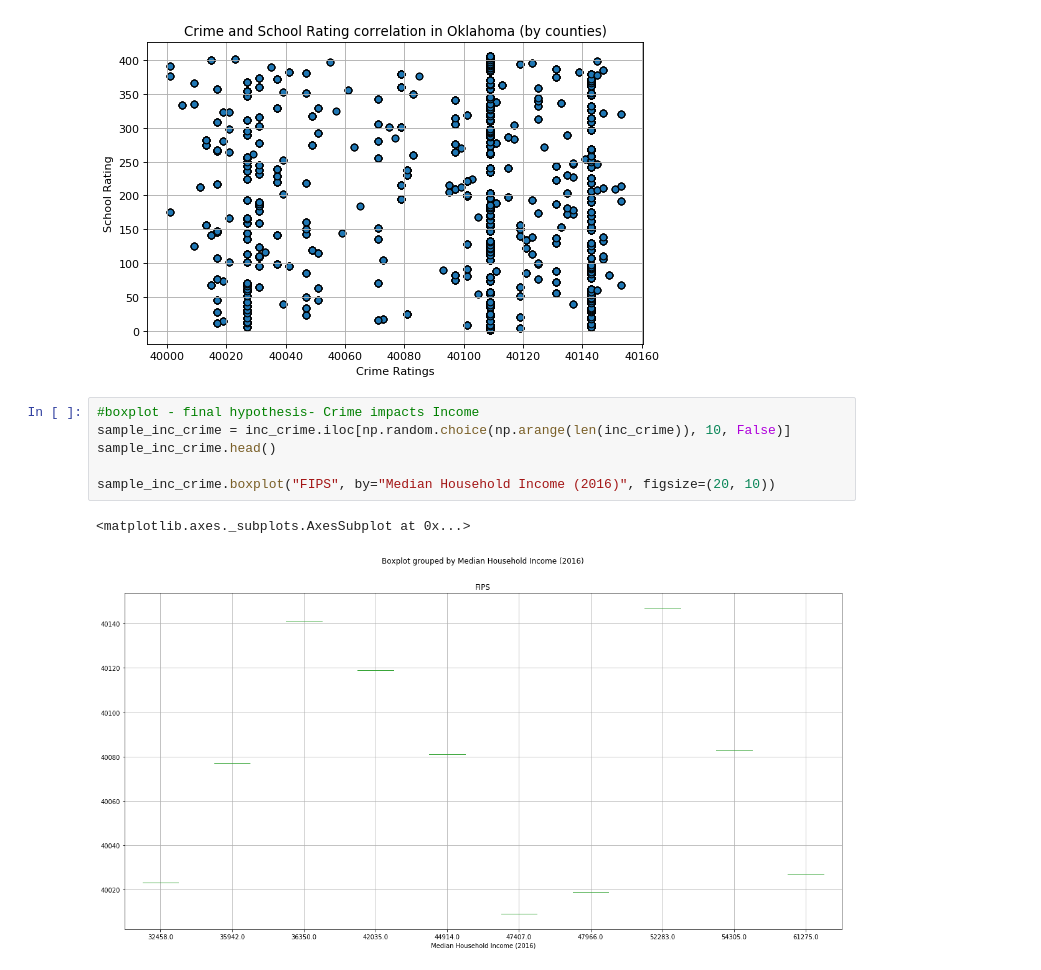
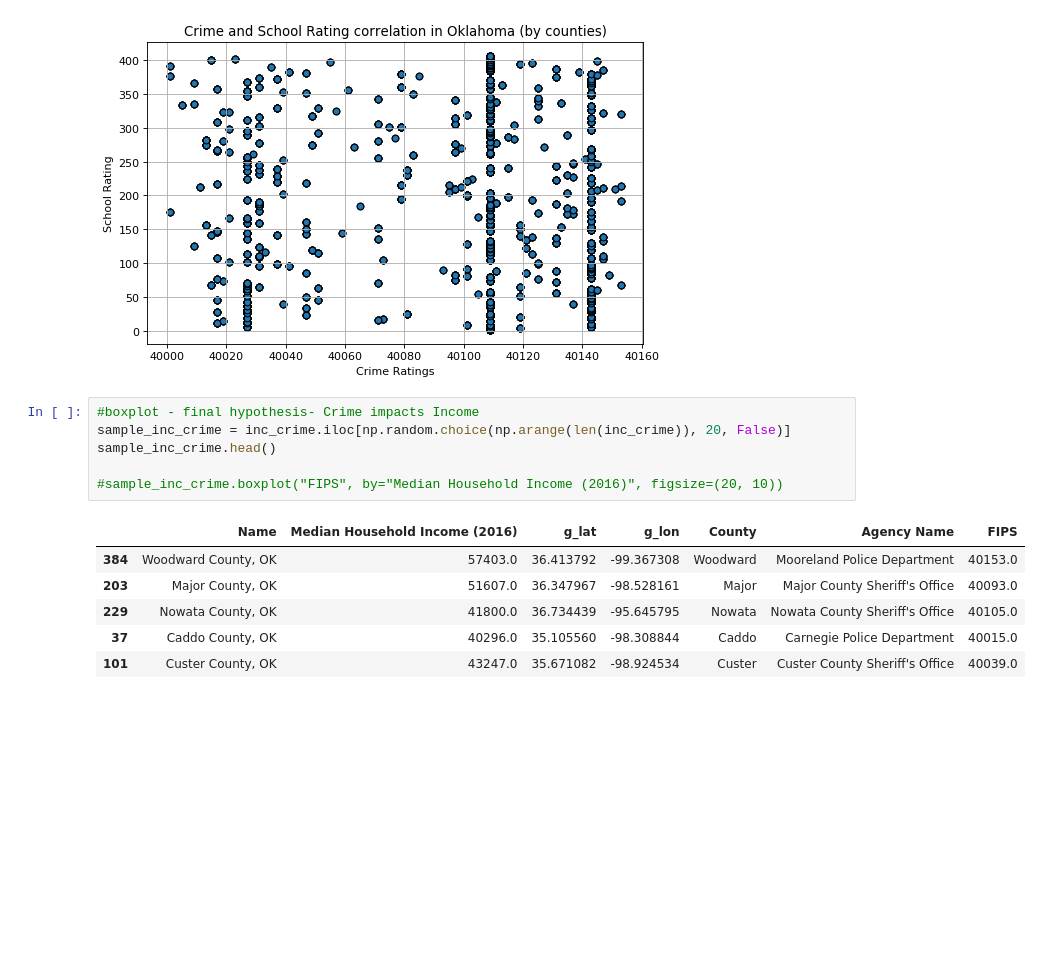
Before and after one commit to swati-rk-ucb/project-one, a Jupyter notebook: project-one-cp.ipynb, the cells around one changed output. Saved outputs shown, nothing was run; the diff lists cells and outputs as text; blank space fills up the shorter version.

```diff
--- a/project-one-cp.ipynb
+++ b/project-one-cp.ipynb
@@ -372,10 +376,14 @@ plt.show()
 [figure]
 # %%
 #boxplot - final hypothesis- Crime impacts Income
-sample_inc_crime = inc_crime.iloc[np.random.choice(np.arange(len(inc_crime)), 10, False)]
+sample_inc_crime = inc_crime.iloc[np.random.choice(np.arange(len(inc_crime)), 20, False)]
 sample_inc_crime.head()
 
-sample_inc_crime.boxplot("FIPS", by="Median Household Income (2016)", figsize=(20, 10))
+#sample_inc_crime.boxplot("FIPS", by="Median Household Income (2016)", figsize=(20, 10))
 # %% [output]
-<matplotlib.axes._subplots.AxesSubplot at 0x...>
-[figure, removed]
+|  | Name | Median Household Income (2016) | g_lat | g_lon | County | Agency Name | FIPS |
+| 384 | Woodward County, OK | 57403.0 | 36.413792 | -99.367308 | Woodward | Mooreland Police Department | 40153.0 |
+| 203 | Major County, OK | 51607.0 | 36.347967 | -98.528161 | Major | Major County Sheriff's Office | 40093.0 |
+| 229 | Nowata County, OK | 41800.0 | 36.734439 | -95.645795 | Nowata | Nowata County Sheriff's Office | 40105.0 |
+| 37 | Caddo County, OK | 40296.0 | 35.105560 | -98.308844 | Caddo | Carnegie Police Department | 40015.0 |
+| 101 | Custer County, OK | 43247.0 | 35.671082 | -98.924534 | Custer | Custer County Sheriff's Office | 40039.0 |
```
Also changed, not shown: parts of 5 cells of this notebook.
